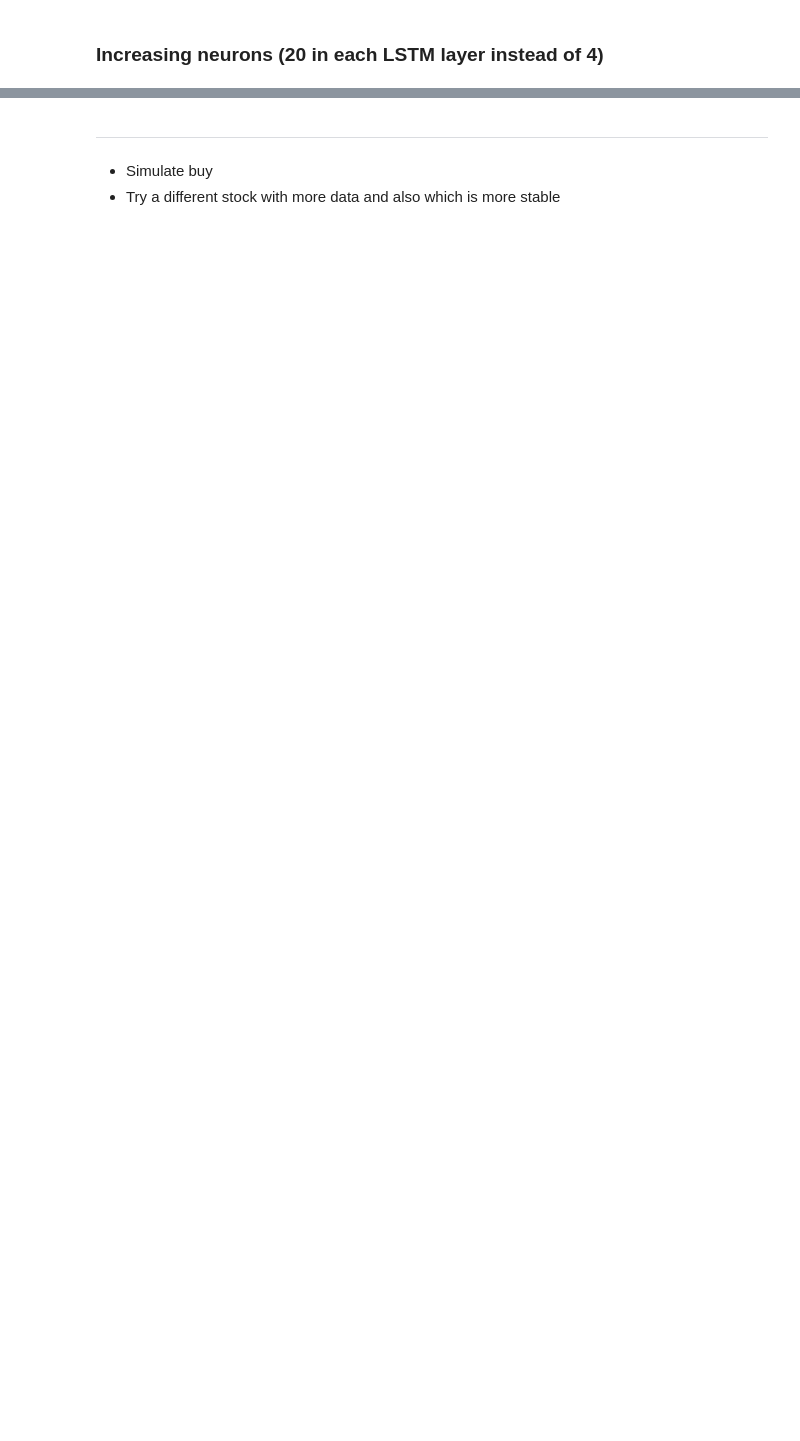
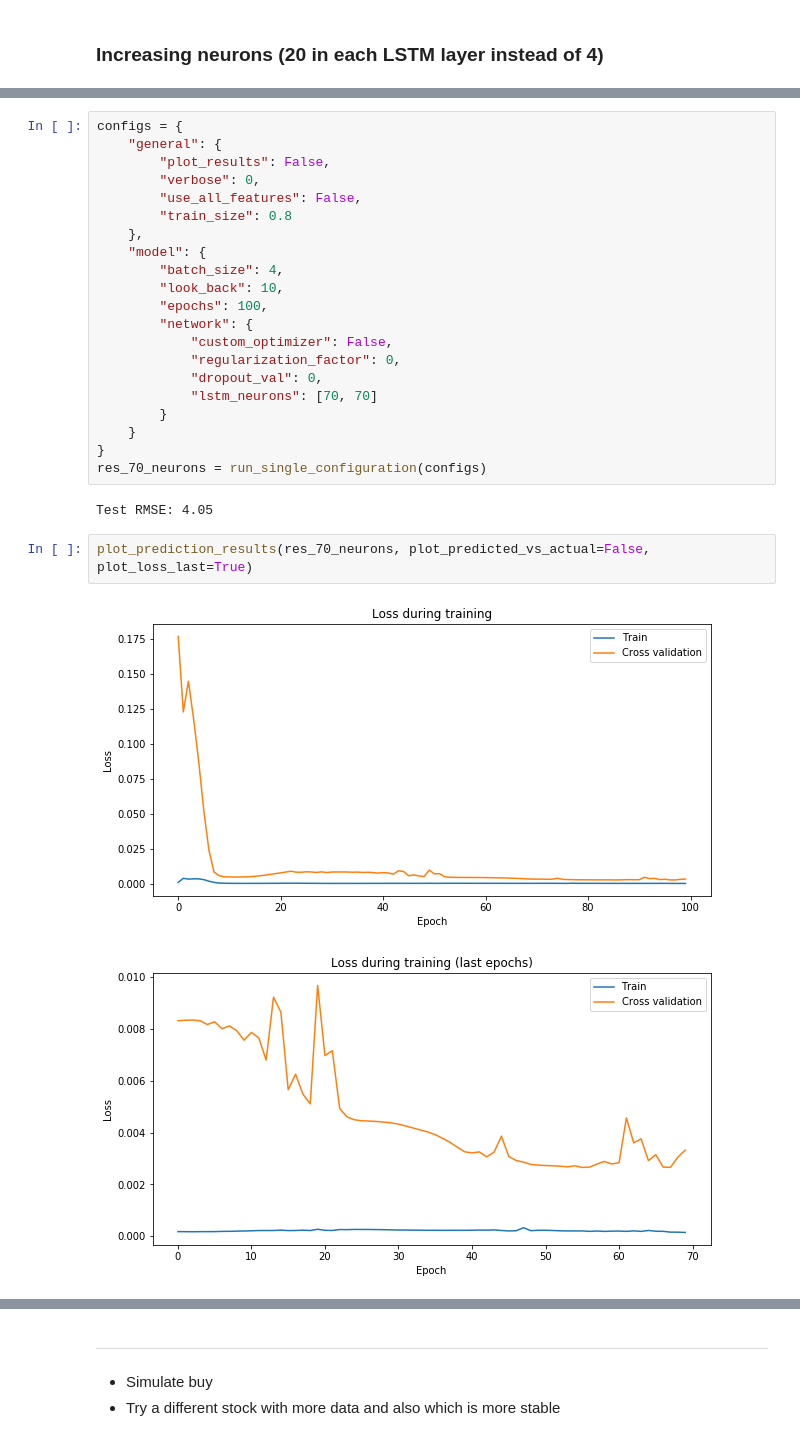
Before and after one commit to edibusl/stocks-predict, a Jupyter notebook: Stocks Prediction - Keras LSTM.ipynb, the cells around one changed output, grey strips where cells are left out. Cells and saved outputs as stored; diff of their text form; blank space fills up the shorter version.

```diff
--- a/Stocks Prediction - Keras LSTM.ipynb
+++ b/Stocks Prediction - Keras LSTM.ipynb
@@ -2135,0 +1792,28 @@ plot_prediction_results(res_split_20_neurons_20_reg_03, plot_predicted_vs_actual
+# %%
+configs = {
+    "general": {
+        "plot_results": False,
+        "verbose": 0,
+        "use_all_features": False,
+        "train_size": 0.8
+    },
+    "model": {
+        "batch_size": 4,
+        "look_back": 10,
+        "epochs": 100,
+        "network": {
+            "custom_optimizer": False,
+            "regularization_factor": 0,
+            "dropout_val": 0,
+            "lstm_neurons": [70, 70]
+        }
+    }
+}
+res_70_neurons = run_single_configuration(configs)
+# %% [output]
+Test RMSE: 4.05
+# %%
+plot_prediction_results(res_70_neurons, plot_predicted_vs_actual=False, plot_loss_last=True)
+# %% [output]
+[figure, added]
+[figure, added]
```
Also changed, not shown: parts of 79 cells of this notebook, 2 other files.
